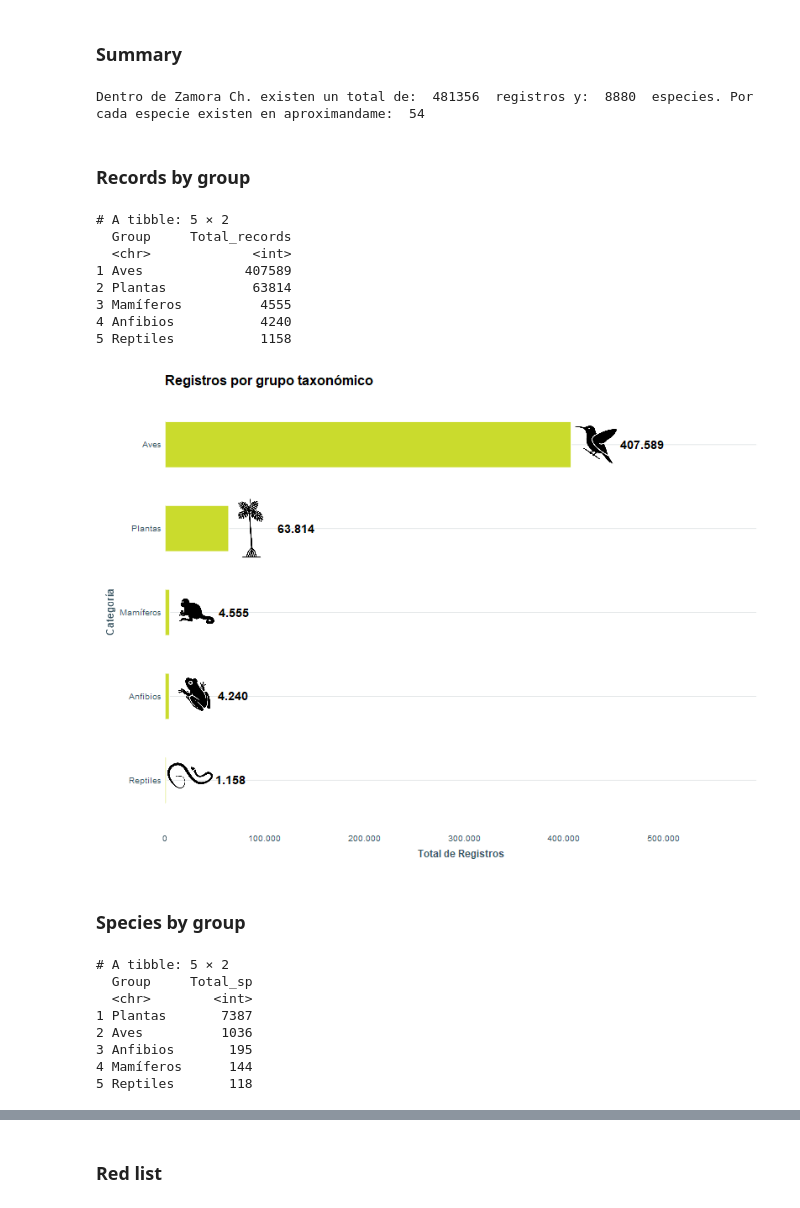
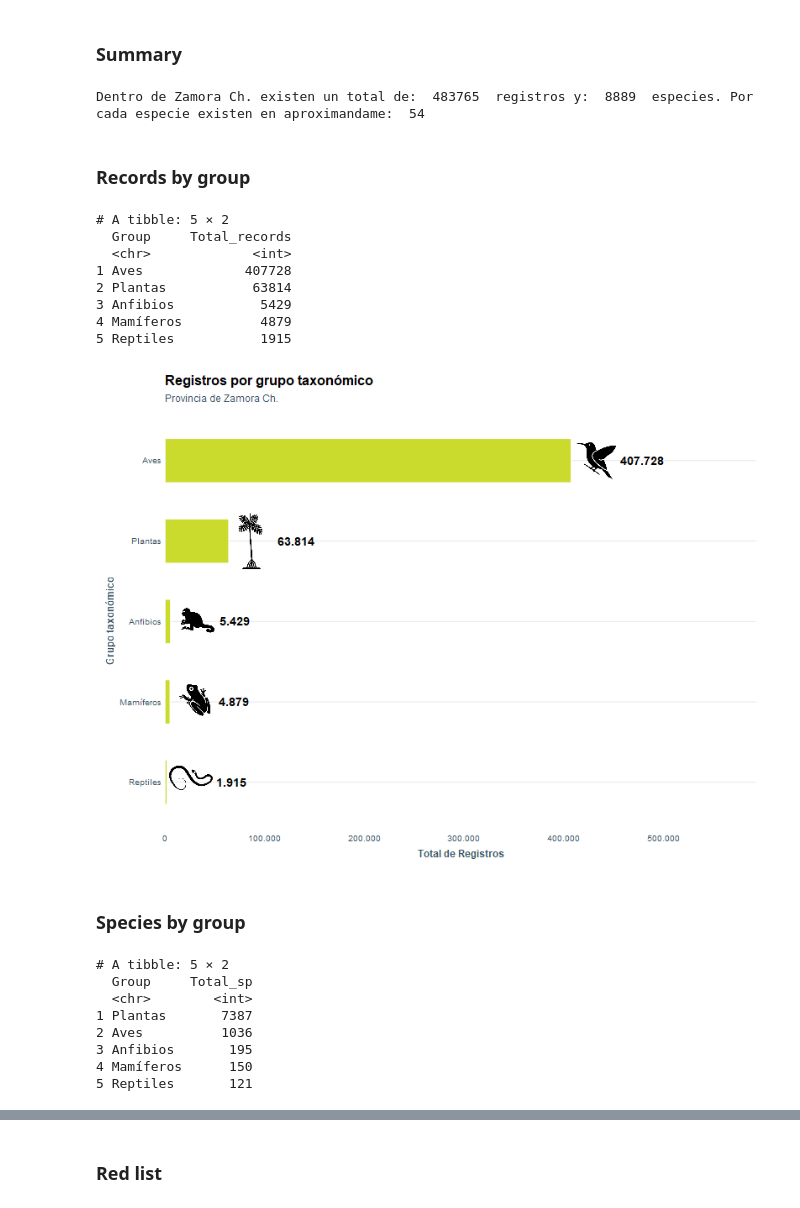
Before and after one commit to daningMontano/ACUS_BIODIV_ZCH, a Jupyter notebook: Notebooks/1_Ocurrences_report.ipynb, the cells around one changed output, grey strips where cells are left out. Drawn from its saved outputs; the diff is of its cells as text; code cells hidden in the pictures.

```diff
--- a/Notebooks/1_Ocurrences_report.ipynb
+++ b/Notebooks/1_Ocurrences_report.ipynb
@@ -106,10 +193,12 @@ recors_acus <- st_join(
+# %%
+bio_records_complt = read.csv( "../../../DATOS/Datasets/Biodiversidad/biodiversidad_all_data.csv")
 # %% [markdown]
 # **5. Report**
 # %% [markdown]
 ## **5.1 Zamora Ch**
 # %%
-recors_zamora_ch_filter <- recors_zamora_ch %>%
-  filter(DPA_DESPRO == "ZAMORA CHINCHIPE") %>%
+recors_zamora_ch_filter <- bio_records_complt %>%
+  filter(Provincia == "ZAMORA CHINCHIPE") %>%
  # filter(!is.na(Nombre))%>%
   as.data.frame() %>%
   dplyr::filter(
@@ -154,7 +243,7 @@ n_records = length(recors_zamora_ch_filter$scientificName)
 ratio_sp_records = round(n_records/n_sp,0)
 cat("Dentro de Zamora Ch. existen un total de: ", n_records, " registros y: ",n_sp, " especies. Por cada especie existen en aproximandame: ", ratio_sp_records)
 # %% [output]
-Dentro de Zamora Ch. existen un total de:  481356  registros y:  8880  especies. Por cada especie existen en aproximandame:  54
+Dentro de Zamora Ch. existen un total de:  483765  registros y:  8889  especies. Por cada especie existen en aproximandame:  54
 # %% [markdown]
 ### Records by group
 # %%
@@ -167,11 +256,11 @@ records_by_group_zch
 # A tibble: 5 × 2
   Group     Total_records
   <chr>             <int>
-1 Aves             407589
+1 Aves             407728
 2 Plantas           63814
-3 Mamíferos          4555
-4 Anfibios           4240
-5 Reptiles           1158
+3 Anfibios           5429
+4 Mamíferos          4879
+5 Reptiles           1915
 # %%
 icons_plots = c("../Icons/Aves.png", "../Icons/Plantas.png", "../Icons/mamiferos.png", "../Icons/anfibios.png", "../Icons/reptiles.png")
 records_by_group_zch$Incons = icons_plots
@@ -200,36 +289,37 @@ plot_records_group_zch <- ggplot(records_by_group_zch, aes(x = reorder(Group, To
       y = Total_records + offset_etiqueta,
       label = scales::number(Total_records, big.mark = ".", decimal.mark = ",")
     ),
     hjust = 0,                   # Alineado a la izquierda desde el punto de inserción
     color = "black",
     fontface = "bold",
     size = 5
   ) +
 
   coord_flip() +
 
   # ESCALA Y: Aumentamos el 'expand' para dar espacio a la derecha
   scale_y_continuous(
     labels = scales::label_number(big.mark = ".", decimal.mark = ","),
     expand = expansion(mult = c(0, 0.3)) # 30% de espacio extra a la derecha
   ) +
 
   labs(
     title = "Registros por grupo taxonómico",
-    x = "Categoría",
-    y = "Total de Registros"
+    x = "Grupo taxonómico",
+    y = "Total de Registros",
+    subtitle = "Provincia de Zamora Ch.",
   ) +
 
   theme_zch() +
   theme(
     panel.grid.major.x = element_blank(),
     legend.position = "none"
   )
 
 # Visualizar
 plot_records_group_zch
 # %% [output]
-[figure, old version]
+[figure, new version]
 # %%
 # Exportación en milímetros (mm)
 ggsave(
@@ -258,8 +348,8 @@ sp_by_group_zch
 1 Plantas       7387
 2 Aves          1036
 3 Anfibios       195
-4 Mamíferos      144
-5 Reptiles       118
+4 Mamíferos      150
+5 Reptiles       121
 # %%
 icons_plots = c("../Icons/Plantas.png", "../Icons/Aves.png", "../Icons/anfibios.png", "../Icons/mamiferos.png", "../Icons/reptiles.png")
 sp_by_group_zch$Incons = icons_plots
```
Also changed, not shown: parts of 48 cells of this notebook, 32 other files.
